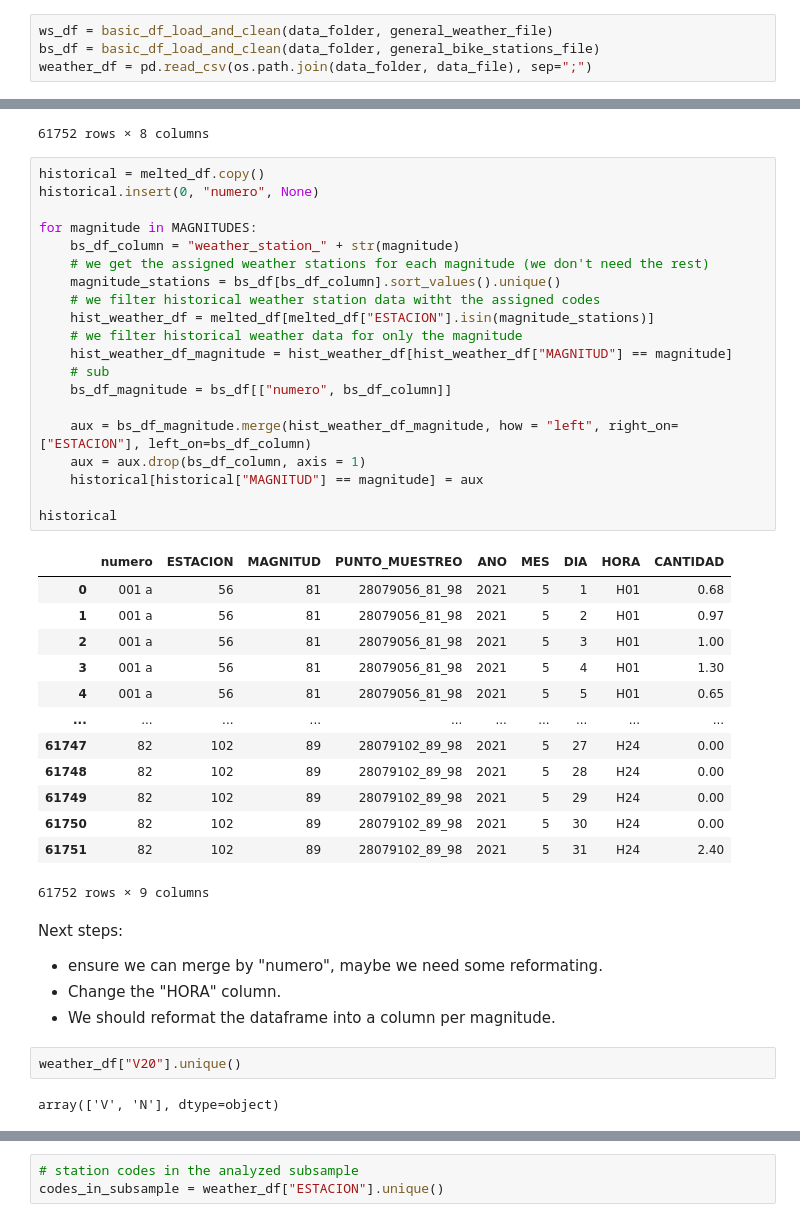
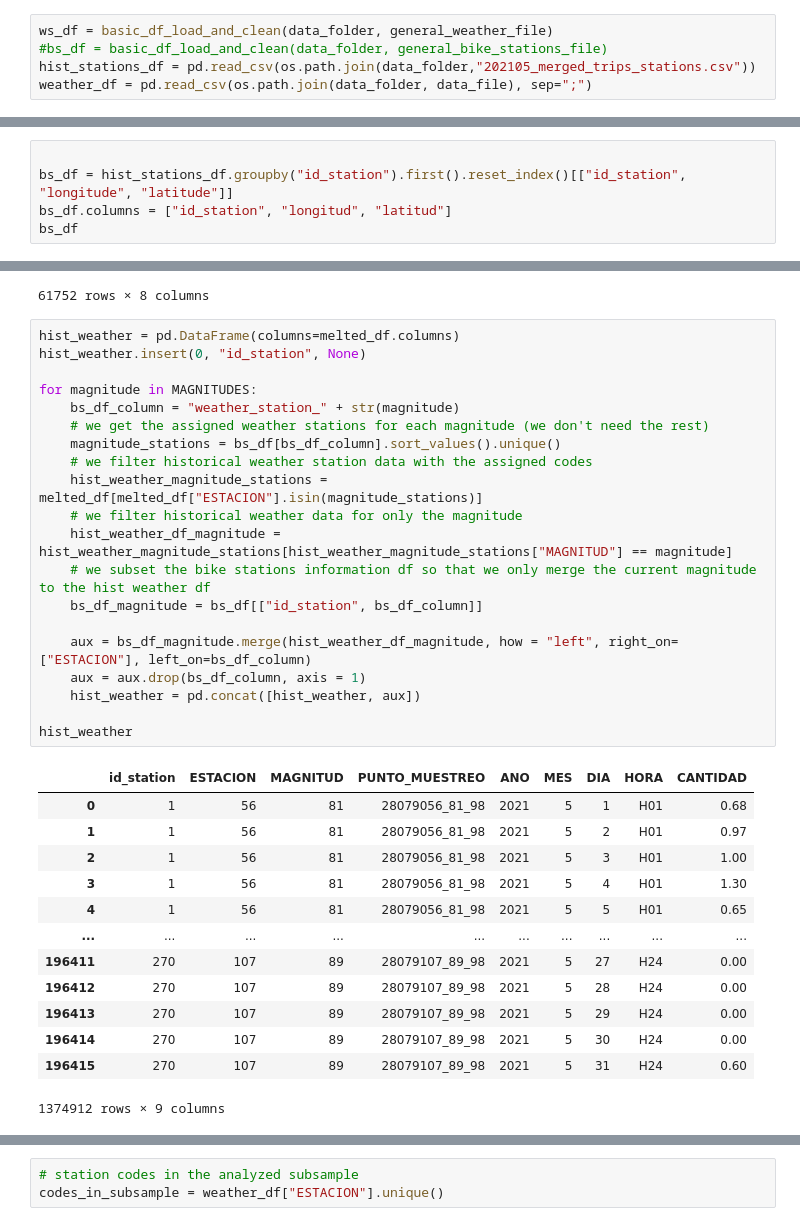
Before and after one commit to javi99/MT_predicting_BSD, a Jupyter notebook: data/development/weather_merging.ipynb, the cells around one changed output, grey strips where cells are left out. Drawn from its saved outputs; the diff is of its cells as text.

Commit message:
finished weather merging

```diff
--- a/data/development/weather_merging.ipynb
+++ b/data/development/weather_merging.ipynb
@@ -44,5 +55,6 @@ def basic_df_load_and_clean(data_folder, data_file_name):
 ## Loading data
 # %%
 ws_df = basic_df_load_and_clean(data_folder, general_weather_file)
-bs_df = basic_df_load_and_clean(data_folder, general_bike_stations_file)
+#bs_df = basic_df_load_and_clean(data_folder, general_bike_stations_file)
+hist_stations_df = pd.read_csv(os.path.join(data_folder,"202105_merged_trips_stations.csv"))
 weather_df = pd.read_csv(os.path.join(data_folder, data_file), sep=";")
@@ -48,0 +63,5 @@ weather_df = pd.read_csv(os.path.join(data_folder, data_file), sep=";")
+# %%
+
+bs_df = hist_stations_df.groupby("id_station").first().reset_index()[["id_station", "longitude", "latitude"]]
+bs_df.columns = ["id_station", "longitud", "latitud"]
+bs_df
@@ -392,45 +416,36 @@ melted_df
 | 61751 | 59 | 89 | 28079059_89_98 | 2021 | 5 | 31 | H24 | 2.20 |
 61752 rows × 8 columns
 # %%
-historical = melted_df.copy()
-historical.insert(0, "numero", None)
+hist_weather = pd.DataFrame(columns=melted_df.columns)
+hist_weather.insert(0, "id_station", None)
 
 for magnitude in MAGNITUDES:
     bs_df_column = "weather_station_" + str(magnitude)
     # we get the assigned weather stations for each magnitude (we don't need the rest)
     magnitude_stations = bs_df[bs_df_column].sort_values().unique()
-    # we filter historical weather station data witht the assigned codes
-    hist_weather_df = melted_df[melted_df["ESTACION"].isin(magnitude_stations)]
+    # we filter historical weather station data with the assigned codes
+    hist_weather_magnitude_stations = melted_df[melted_df["ESTACION"].isin(magnitude_stations)]
     # we filter historical weather data for only the magnitude
-    hist_weather_df_magnitude = hist_weather_df[hist_weather_df["MAGNITUD"] == magnitude]
-    # sub
-    bs_df_magnitude = bs_df[["numero", bs_df_column]]
+    hist_weather_df_magnitude = hist_weather_magnitude_stations[hist_weather_magnitude_stations["MAGNITUD"] == magnitude]
+    # we subset the bike stations information df so that we only merge the current magnitude to the hist weather df
+    bs_df_magnitude = bs_df[["id_station", bs_df_column]]
 
     aux = bs_df_magnitude.merge(hist_weather_df_magnitude, how = "left", right_on= ["ESTACION"], left_on=bs_df_column)
     aux = aux.drop(bs_df_column, axis = 1)
-    historical[historical["MAGNITUD"] == magnitude] = aux
+    hist_weather = pd.concat([hist_weather, aux])
 
-historical
+hist_weather
 # %% [output]
-|  | numero | ESTACION | MAGNITUD | PUNTO_MUESTREO | ANO | MES | DIA | HORA | CANTIDAD |
-| 0 | 001 a | 56 | 81 | 28079056_81_98 | 2021 | 5 | 1 | H01 | 0.68 |
-| 1 | 001 a | 56 | 81 | 28079056_81_98 | 2021 | 5 | 2 | H01 | 0.97 |
-| 2 | 001 a | 56 | 81 | 28079056_81_98 | 2021 | 5 | 3 | H01 | 1.00 |
-| 3 | 001 a | 56 | 81 | 28079056_81_98 | 2021 | 5 | 4 | H01 | 1.30 |
-| 4 | 001 a | 56 | 81 | 28079056_81_98 | 2021 | 5 | 5 | H01 | 0.65 |
+|  | id_station | ESTACION | MAGNITUD | PUNTO_MUESTREO | ANO | MES | DIA | HORA | CANTIDAD |
+| 0 | 1 | 56 | 81 | 28079056_81_98 | 2021 | 5 | 1 | H01 | 0.68 |
+| 1 | 1 | 56 | 81 | 28079056_81_98 | 2021 | 5 | 2 | H01 | 0.97 |
+| 2 | 1 | 56 | 81 | 28079056_81_98 | 2021 | 5 | 3 | H01 | 1.00 |
+| 3 | 1 | 56 | 81 | 28079056_81_98 | 2021 | 5 | 4 | H01 | 1.30 |
+| 4 | 1 | 56 | 81 | 28079056_81_98 | 2021 | 5 | 5 | H01 | 0.65 |
 | ... | ... | ... | ... | ... | ... | ... | ... | ... | ... |
-| 61747 | 82 | 102 | 89 | 28079102_89_98 | 2021 | 5 | 27 | H24 | 0.00 |
-| 61748 | 82 | 102 | 89 | 28079102_89_98 | 2021 | 5 | 28 | H24 | 0.00 |
-| 61749 | 82 | 102 | 89 | 28079102_89_98 | 2021 | 5 | 29 | H24 | 0.00 |
-| 61750 | 82 | 102 | 89 | 28079102_89_98 | 2021 | 5 | 30 | H24 | 0.00 |
-| 61751 | 82 | 102 | 89 | 28079102_89_98 | 2021 | 5 | 31 | H24 | 2.40 |
+| 196411 | 270 | 107 | 89 | 28079107_89_98 | 2021 | 5 | 27 | H24 | 0.00 |
+| 196412 | 270 | 107 | 89 | 28079107_89_98 | 2021 | 5 | 28 | H24 | 0.00 |
+| 196413 | 270 | 107 | 89 | 28079107_89_98 | 2021 | 5 | 29 | H24 | 0.00 |
+| 196414 | 270 | 107 | 89 | 28079107_89_98 | 2021 | 5 | 30 | H24 | 0.00 |
+| 196415 | 270 | 107 | 89 | 28079107_89_98 | 2021 | 5 | 31 | H24 | 0.60 |
-61752 rows × 9 columns
+1374912 rows × 9 columns
-# %% [markdown]
-Next steps:
-- ensure we can merge by "numero", maybe we need some reformating.
-- Change the "HORA" column.
-- We should reformat the dataframe into a column per magnitude.
-# %%
-weather_df["V20"].unique()
-# %% [output]
-array(['V', 'N'], dtype=object)
```
Also changed, not shown: parts of 21 cells of this notebook.
